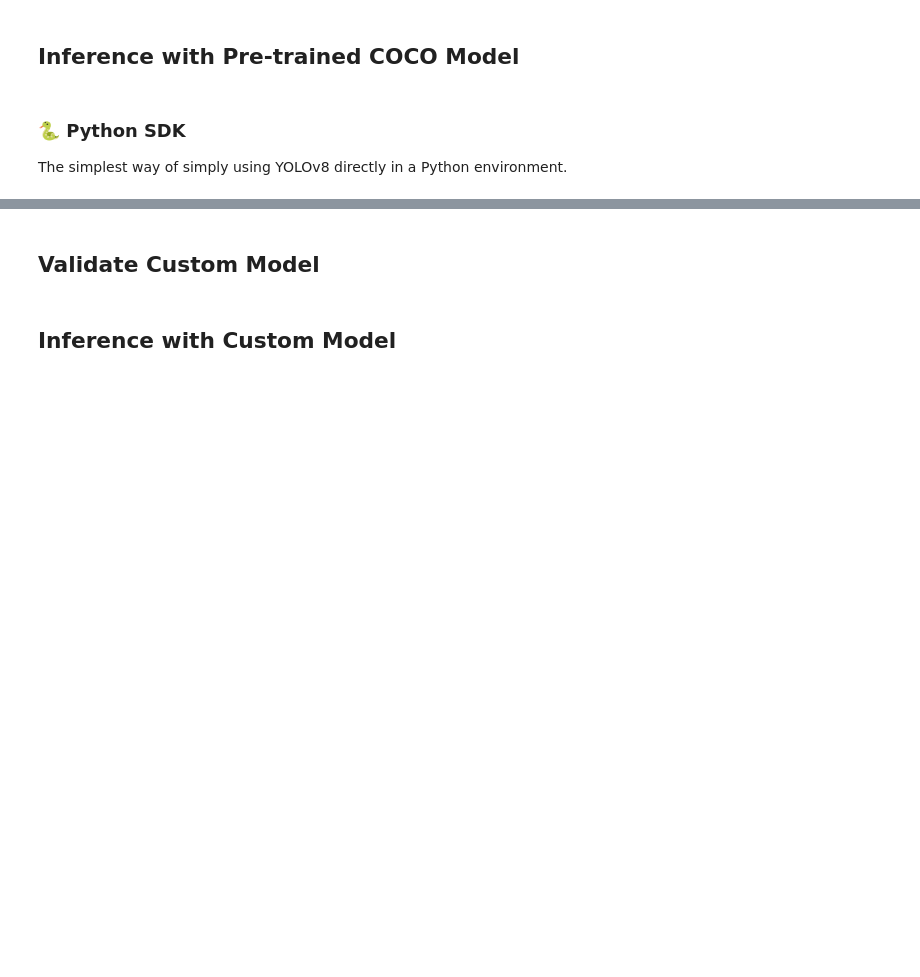
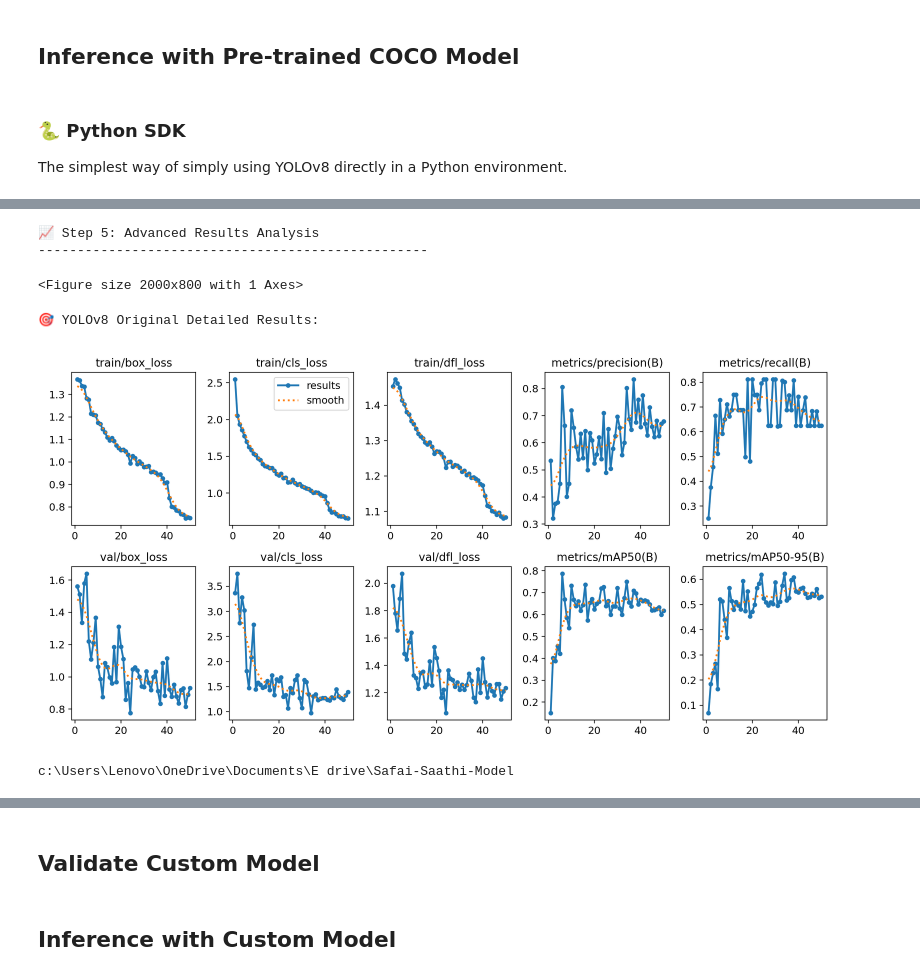
Before and after one commit to aniket123de/Safai-Saathi-Model, a Jupyter notebook: train_yolov8 (1).ipynb, the cells around one changed output, grey strips where cells are left out. Saved outputs shown, nothing was run; the diff lists cells and outputs as text; code cells hidden in the pictures; blank space fills up the shorter version.

```diff
--- a/train_yolov8 (1).ipynb
+++ b/train_yolov8 (1).ipynb
@@ -99,0 +318,15 @@ loading Roboflow project...
+# %%
+# Load a fresh YOLOv8 model (this will download if not present)
+print("Loading YOLOv8n model...")
+model = YOLO('yolov8n.pt')  # This will auto-download the latest compatible model
+
+# Make predictions on a test image
+print("Making predictions...")
+results = model.predict(source='https://media.roboflow.com/notebooks/examples/dog.jpeg', conf=0.25)
+
+# Display the results
+print("Prediction completed!")
+print(f"Number of detections: {len(results[0].boxes) if results[0].boxes is not None else 0}")
+
+# Show the first result
+results[0].show()
@@ -145,0 +1049,53 @@ Image(filename=f'{HOME}/datasets/garbage-can-overflow-4/runs/detect/train2/val_b
+# %%
+# Enhanced Results Visualization and Model Comparison
+print("\n📈 Step 5: Advanced Results Analysis")
+print("-" * 50)
+
+import matplotlib.pyplot as plt
+from IPython.display import display, Image
+
+# Function to load and display results from multiple models
+def display_model_results():
+    results_paths = [
+        f'{HOME}/runs/detect/yolov11_enhanced/results.png',
+        f'{HOME}/runs/detect/yolov8_baseline/results.png',
+        f'{HOME}/datasets/garbage-can-overflow-4/runs/detect/yolov11_enhanced2/results.png'
+    ]
+
+    available_results = []
+    for i, path in enumerate(results_paths):
+        if os.path.exists(path):
+            model_names = ['YOLOv11 Enhanced', 'YOLOv8 Baseline', 'YOLOv8 Original']
+            available_results.append((model_names[i], path))
+
+    if available_results:
+        fig, axes = plt.subplots(1, len(available_results), figsize=(20, 8))
+        if len(available_results) == 1:
+            axes = [axes]
+
+        for i, (model_name, path) in enumerate(available_results):
+            img = plt.imread(path)
+            axes[i].imshow(img)
+            axes[i].set_title(f'{model_name} Training Results', fontsize=14, fontweight='bold')
+            axes[i].axis('off')
+
+        plt.tight_layout()
+        plt.show()
+
+        # Display individual results for detailed view
+        for model_name, path in available_results:
+            print(f"\n🎯 {model_name} Detailed Results:")
+            display(Image(filename=path, width=800))
+    else:
+        print("⚠️ No results.png files found")
+
+display_model_results()
+
+%cd {HOME}
+# %% [output]
+📈 Step 5: Advanced Results Analysis
+--------------------------------------------------
+<Figure size 2000x800 with 1 Axes>
+🎯 YOLOv8 Original Detailed Results:
+[figure, added]
+c:\Users\Lenovo\OneDrive\Documents\E drive\Safai-Saathi-Model
```
Also changed, not shown: parts of 33 cells of this notebook, 10 other files.
